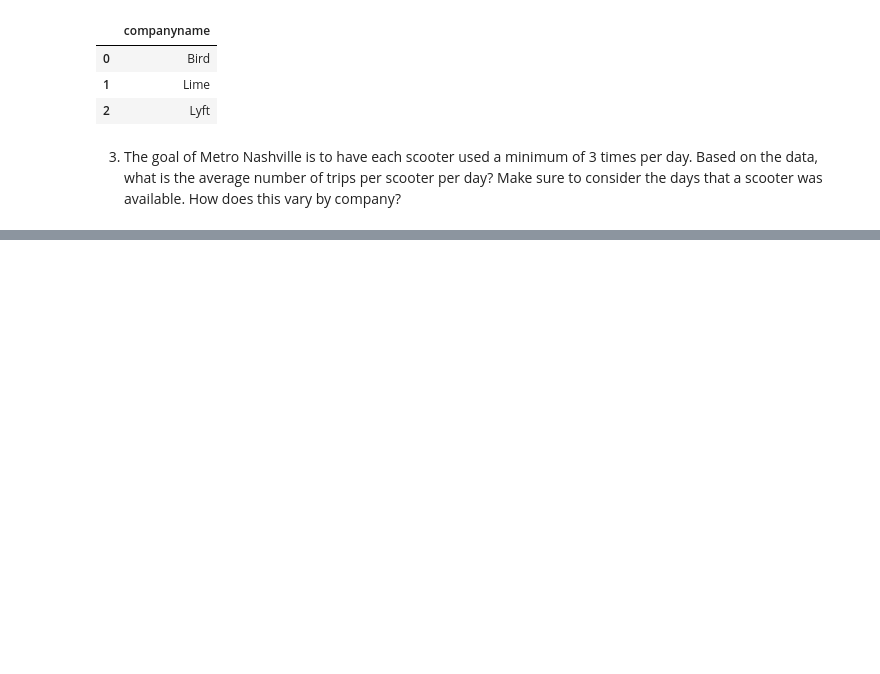
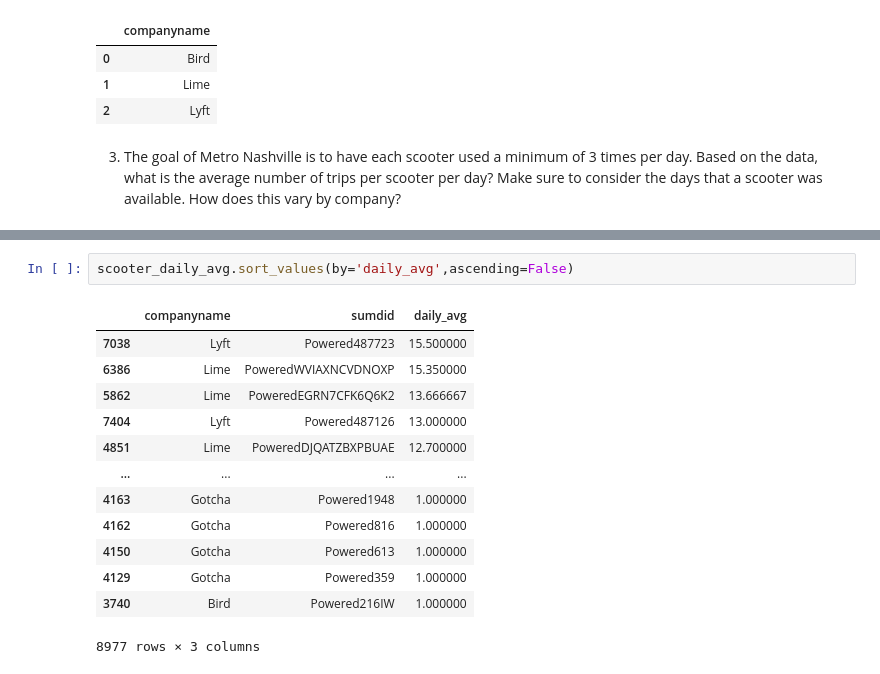
Before and after one commit to elisianguyen/nashville_scooters, a Jupyter notebook: notebooks/scooter_code.ipynb, the cells around one changed output, grey strips where cells are left out. Saved outputs shown, nothing was run; the diff lists cells and outputs as text; blank space fills up the shorter version.

```diff
--- a/notebooks/scooter_code.ipynb
+++ b/notebooks/scooter_code.ipynb
@@ -381,0 +425,16 @@ trips_under
+# %%
+scooter_daily_avg.sort_values(by='daily_avg',ascending=False)
+# %% [output]
+|  | companyname | sumdid | daily_avg |
+| 7038 | Lyft | Powered487723 | 15.500000 |
+| 6386 | Lime | PoweredWVIAXNCVDNOXP | 15.350000 |
+| 5862 | Lime | PoweredEGRN7CFK6Q6K2 | 13.666667 |
+| 7404 | Lyft | Powered487126 | 13.000000 |
+| 4851 | Lime | PoweredDJQATZBXPBUAE | 12.700000 |
+| ... | ... | ... | ... |
+| 4163 | Gotcha | Powered1948 | 1.000000 |
+| 4162 | Gotcha | Powered816 | 1.000000 |
+| 4150 | Gotcha | Powered613 | 1.000000 |
+| 4129 | Gotcha | Powered359 | 1.000000 |
+| 3740 | Bird | Powered216IW | 1.000000 |
+8977 rows × 3 columns
```
Also changed, not shown: parts of 8 cells of this notebook.
